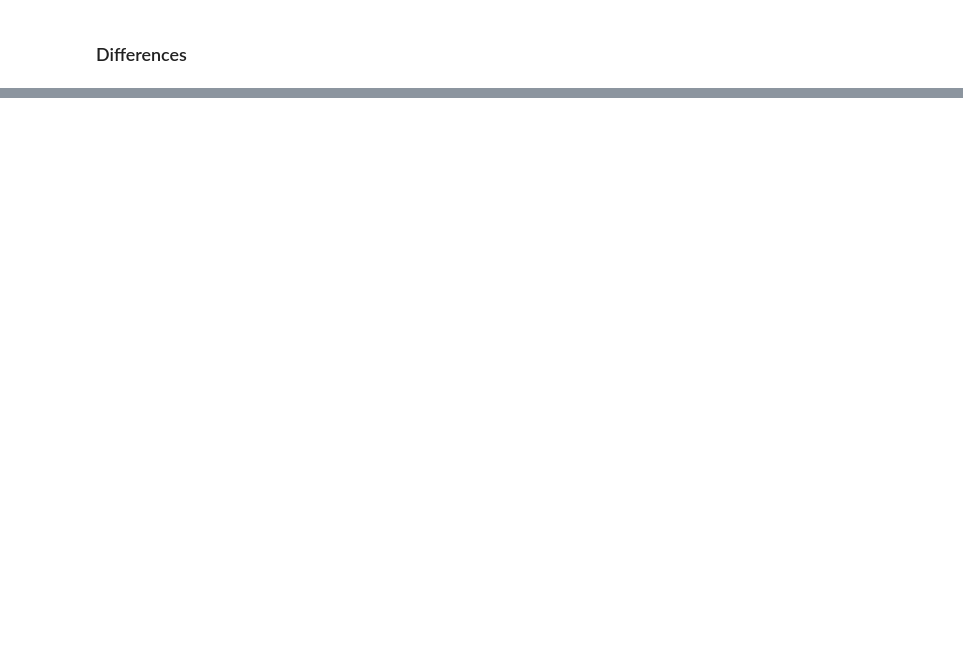
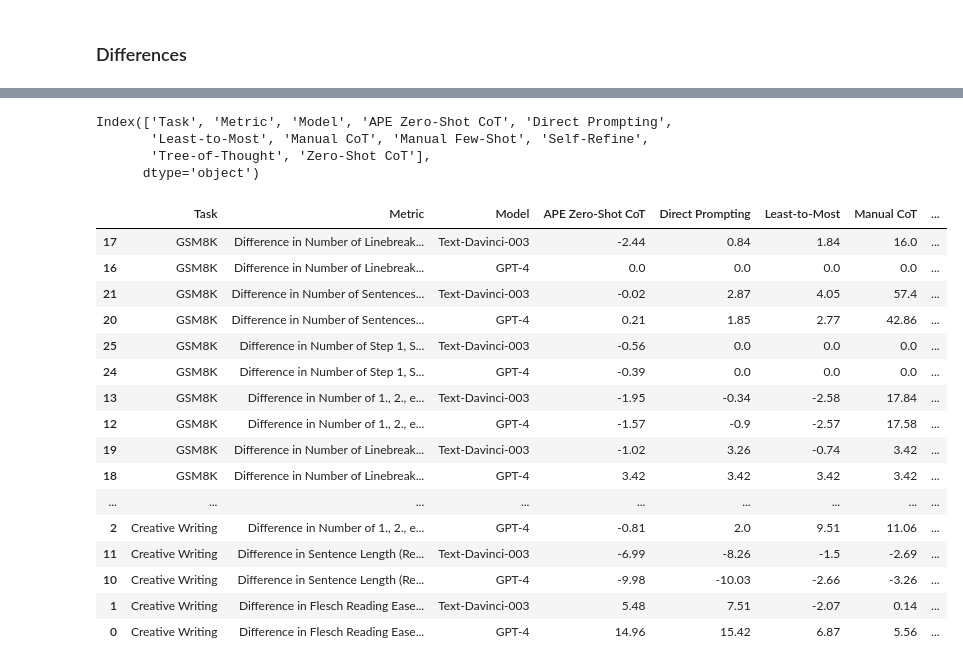
Before and after one commit to ijyliu/anlp23-project, a Jupyter notebook: Data/07d - Complexity Metrics.ipynb, the cells around one changed output, grey strips where cells are left out. Saved outputs shown, nothing was run; the diff lists cells and outputs as text; code cells hidden in the pictures; blank space fills up the shorter version.

```diff
--- a/Data/07d - Complexity Metrics.ipynb
+++ b/Data/07d - Complexity Metrics.ipynb
@@ -489,0 +565,42 @@ for var in comparison_vars_cw:
+# %%
+# Sort rows
+avg_diff_metric_pivot['Task'] = pd.Categorical(avg_diff_metric_pivot['Task'], ["GSM8K", "Creative Writing"])
+avg_diff_metric_pivot['Metric'] = pd.Categorical(avg_diff_metric_pivot['Metric'], [
+    'Difference in Number of Linebreaks (Responses - Prompts)',
+    'Difference in Number of Sentences (Responses - Prompts)',
+    'Difference in Number of Step 1, Step 2, etc. (Responses - Prompts)',
+    'Difference in Number of 1., 2., etc. (Responses - Prompts)',
+    'Difference in Sentence Length (Responses - Prompts)',
+    'Difference in Flesch Reading Ease Score (Responses - Prompts)',
+    'Difference in Number of Linebreaks (Responses - Provided Answer)',
+    'Difference in Number of Sentences (Responses - Provided Answer)',
+    'Difference in Number of Step 1, Step 2, etc. (Responses - Provided Answer)',
+    'Difference in Number of 1., 2., etc. (Responses - Provided Answer)'
+    ])
+avg_diff_metric_pivot['Model'] = pd.Categorical(avg_diff_metric_pivot['Model'], ["Text-Davinci-003", "GPT-4"])
+avg_diff_metric_pivot = avg_diff_metric_pivot.sort_values(by=['Task', 'Metric', 'Model'])
+
+print(avg_diff_metric_pivot.columns)
+avg_diff_metric_pivot
+# %% [output]
+Index(['Task', 'Metric', 'Model', 'APE Zero-Shot CoT', 'Direct Prompting',
+       'Least-to-Most', 'Manual CoT', 'Manual Few-Shot', 'Self-Refine',
+       'Tree-of-Thought', 'Zero-Shot CoT'],
+      dtype='object')
+|  | Task | Metric | Model | APE Zero-Shot CoT | Direct Prompting | Least-to-Most | Manual CoT | ... |
+| 17 | GSM8K | Difference in Number of Linebreak... | Text-Davinci-003 | -2.44 | 0.84 | 1.84 | 16.0 | ... |
+| 16 | GSM8K | Difference in Number of Linebreak... | GPT-4 | 0.0 | 0.0 | 0.0 | 0.0 | ... |
+| 21 | GSM8K | Difference in Number of Sentences... | Text-Davinci-003 | -0.02 | 2.87 | 4.05 | 57.4 | ... |
+| 20 | GSM8K | Difference in Number of Sentences... | GPT-4 | 0.21 | 1.85 | 2.77 | 42.86 | ... |
+| 25 | GSM8K | Difference in Number of Step 1, S... | Text-Davinci-003 | -0.56 | 0.0 | 0.0 | 0.0 | ... |
+| 24 | GSM8K | Difference in Number of Step 1, S... | GPT-4 | -0.39 | 0.0 | 0.0 | 0.0 | ... |
+| 13 | GSM8K | Difference in Number of 1., 2., e... | Text-Davinci-003 | -1.95 | -0.34 | -2.58 | 17.84 | ... |
+| 12 | GSM8K | Difference in Number of 1., 2., e... | GPT-4 | -1.57 | -0.9 | -2.57 | 17.58 | ... |
+| 19 | GSM8K | Difference in Number of Linebreak... | Text-Davinci-003 | -1.02 | 3.26 | -0.74 | 3.42 | ... |
+| 18 | GSM8K | Difference in Number of Linebreak... | GPT-4 | 3.42 | 3.42 | 3.42 | 3.42 | ... |
+| ... | ... | ... | ... | ... | ... | ... | ... | ... |
+| 2 | Creative Writing | Difference in Number of 1., 2., e... | GPT-4 | -0.81 | 2.0 | 9.51 | 11.06 | ... |
+| 11 | Creative Writing | Difference in Sentence Length (Re... | Text-Davinci-003 | -6.99 | -8.26 | -1.5 | -2.69 | ... |
+| 10 | Creative Writing | Difference in Sentence Length (Re... | GPT-4 | -9.98 | -10.03 | -2.66 | -3.26 | ... |
+| 1 | Creative Writing | Difference in Flesch Reading Ease... | Text-Davinci-003 | 5.48 | 7.51 | -2.07 | 0.14 | ... |
+| 0 | Creative Writing | Difference in Flesch Reading Ease... | GPT-4 | 14.96 | 15.42 | 6.87 | 5.56 | ... |
```
Also changed, not shown: parts of 19 cells of this notebook, 10 other files.
